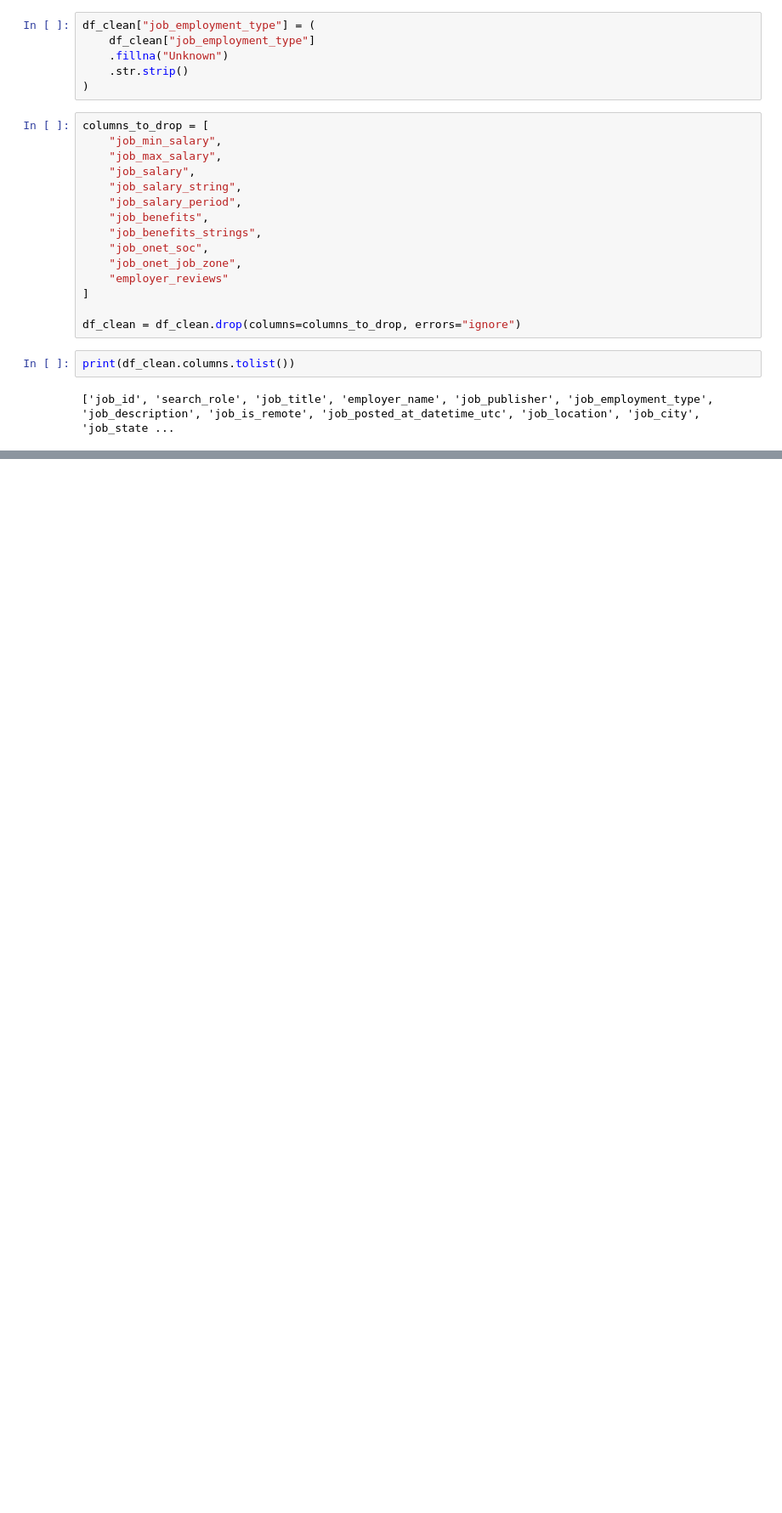
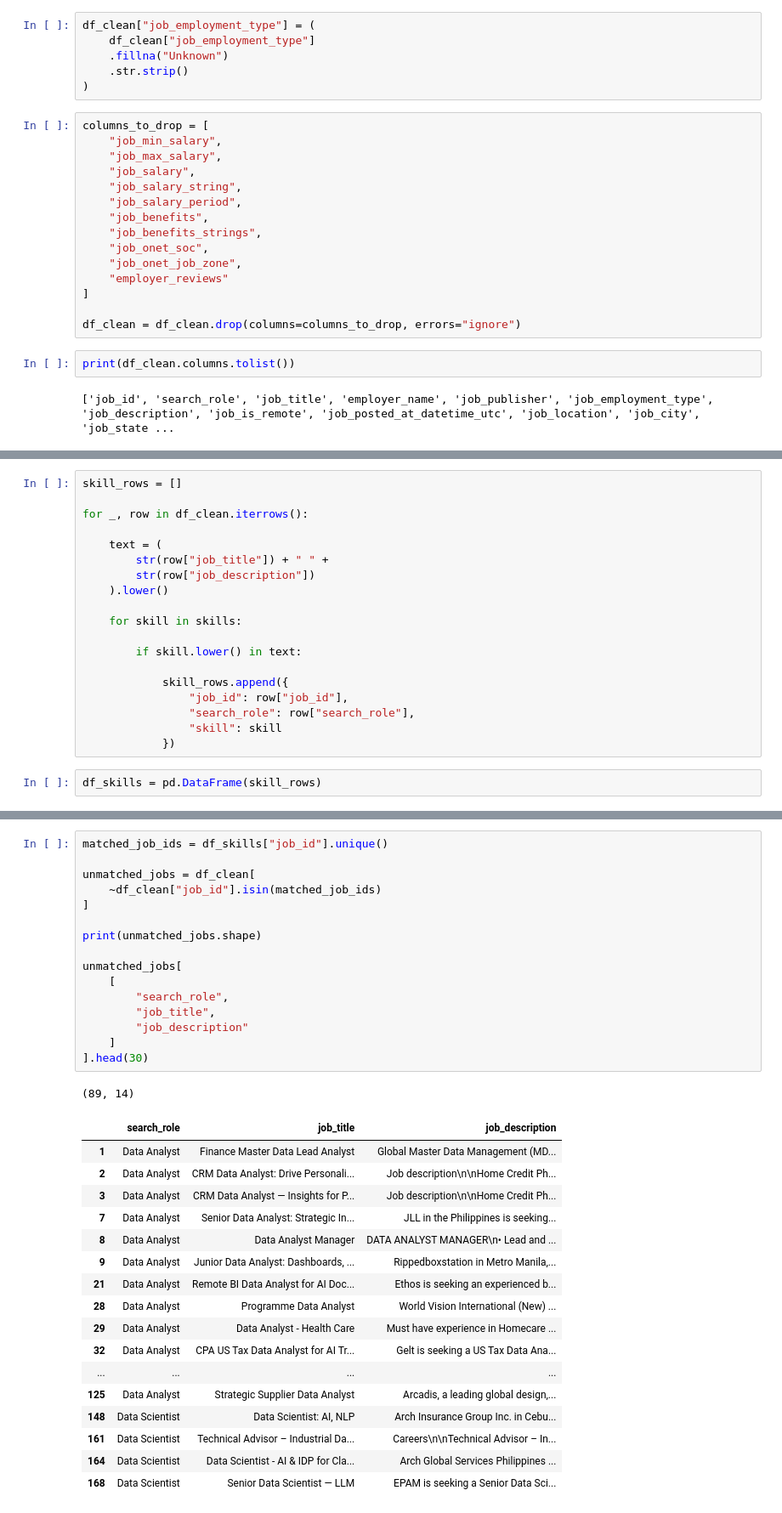
Before and after one commit to kieltalampas/job-market-analysis, a Jupyter notebook: notebooks/02_data_verification_cleaning.ipynb, the cells around one changed output, grey strips where cells are left out. Shown at 85% size. Cells and saved outputs as stored; diff of their text form; blank space fills up the shorter version.

```diff
--- a/notebooks/02_data_verification_cleaning.ipynb
+++ b/notebooks/02_data_verification_cleaning.ipynb
@@ -302,0 +348,21 @@ print(df_clean.columns.tolist())
+# %%
+skill_rows = []
+
+for _, row in df_clean.iterrows():
+
+    text = (
+        str(row["job_title"]) + " " +
+        str(row["job_description"])
+    ).lower()
+
+    for skill in skills:
+
+        if skill.lower() in text:
+
+            skill_rows.append({
+                "job_id": row["job_id"],
+                "search_role": row["search_role"],
+                "skill": skill
+            })
+# %%
+df_skills = pd.DataFrame(skill_rows)
@@ -302,0 +389,35 @@ print(df_clean.columns.tolist())
+# %%
+matched_job_ids = df_skills["job_id"].unique()
+
+unmatched_jobs = df_clean[
+    ~df_clean["job_id"].isin(matched_job_ids)
+]
+
+print(unmatched_jobs.shape)
+
+unmatched_jobs[
+    [
+        "search_role",
+        "job_title",
+        "job_description"
+    ]
+].head(30)
+# %% [output]
+(89, 14)
+|  | search_role | job_title | job_description |
+| 1 | Data Analyst | Finance Master Data Lead Analyst | Global Master Data Management (MD... |
+| 2 | Data Analyst | CRM Data Analyst: Drive Personali... | Job description\n\nHome Credit Ph... |
+| 3 | Data Analyst | CRM Data Analyst — Insights for P... | Job description\n\nHome Credit Ph... |
+| 7 | Data Analyst | Senior Data Analyst: Strategic In... | JLL in the Philippines is seeking... |
+| 8 | Data Analyst | Data Analyst Manager | DATA ANALYST MANAGER\n• Lead and ... |
+| 9 | Data Analyst | Junior Data Analyst: Dashboards, ... | Rippedboxstation in Metro Manila,... |
+| 21 | Data Analyst | Remote BI Data Analyst for AI Doc... | Ethos is seeking an experienced b... |
+| 28 | Data Analyst | Programme Data Analyst | World Vision International (New) ... |
+| 29 | Data Analyst | Data Analyst - Health Care | Must have experience in Homecare ... |
+| 32 | Data Analyst | CPA US Tax Data Analyst for AI Tr... | Gelt is seeking a US Tax Data Ana... |
+| ... | ... | ... | ... |
+| 125 | Data Analyst | Strategic Supplier Data Analyst | Arcadis, a leading global design,... |
+| 148 | Data Scientist | Data Scientist: AI, NLP | Arch Insurance Group Inc. in Cebu... |
+| 161 | Data Scientist | Technical Advisor – Industrial Da... | Careers\n\nTechnical Advisor – In... |
+| 164 | Data Scientist | Data Scientist - AI & IDP for Cla... | Arch Global Services Philippines ... |
+| 168 | Data Scientist | Senior Data Scientist — LLM | EPAM is seeking a Senior Data Sci... |
```
Also changed, not shown: parts of 11 cells of this notebook, 2 other files.
